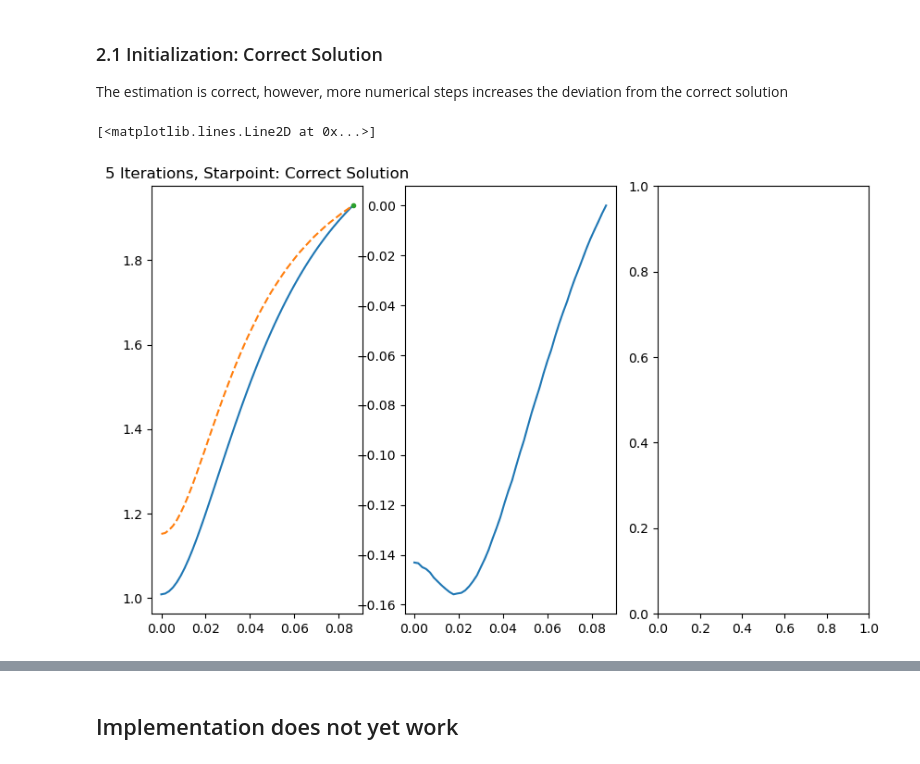
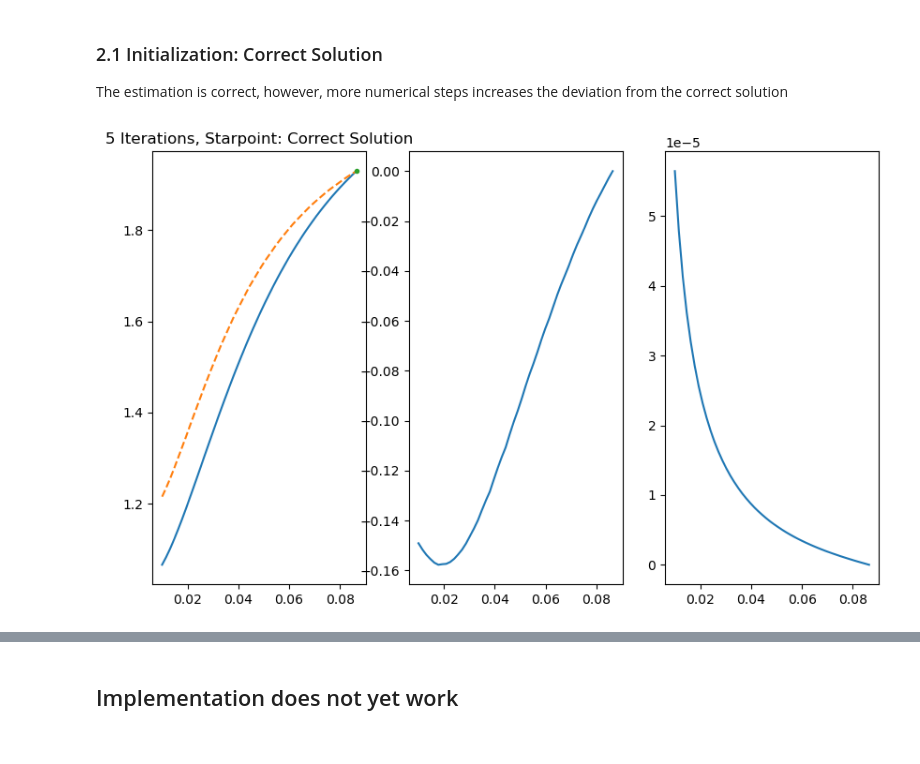
Before and after one commit to Poincare-code/henri, a Jupyter notebook: notebooks/validation-notebooks/Relevant/2_Non_Linear-Alpha-Psi.ipynb, the cells around one changed output, grey strips where cells are left out. Saved outputs shown, nothing was run; the diff lists cells and outputs as text; code cells hidden in the pictures.

Commit message:
Psi fully functional except calibration, alpha psi does not converge do to numerical issues with alpha and psi

```diff
--- a/notebooks/validation-notebooks/Relevant/2_Non_Linear-Alpha-Psi.ipynb
+++ b/notebooks/validation-notebooks/Relevant/2_Non_Linear-Alpha-Psi.ipynb
@@ -36,7 +36,7 @@ psi_intp   = interpolate.interp1d(R, psi,   kind='linear', bounds_error=False)
 
 # Convert to linear grid
 nb_points = 50
-R = np.linspace(np.min(R), np.max(R), nb_points)
+R = np.linspace(np.min(R)+1e-2, np.max(R), nb_points)
 
 m      = m_intp(R)
 P      = P_intp(R)
@@ -48,7 +48,7 @@ psi    = psi_intp(R)
 # Perturbation parameters
 center_value  = 0.3        # Center value
 sigma         = 1.0e-1     # Width of the full Gaussian
-amplitude     = 1.0e0      # Scale factor
+amplitude     = 1.0e-1      # Scale factor
 
 # Construction of the perturbation
 center_index  = np.argmin(np.abs(R - center_value))
@@ -133,7 +133,7 @@ def solve_ode(basis_func_matrix, design_matrix, observations, likelihood_precisi
     source_func_mean_primal = np.squeeze(source_func_mean_primal)
 
     # Computation of the source function variance
-    v = np.linalg.solve(w_precision_matrix, design_matrix[:-1,:].T)
+    v = np.linalg.solve(w_precision_matrix, design_matrix.T)
     source_func_variance_primal = design_matrix @ v
 
     # Computation of the solution mean
@@ -149,50 +149,49 @@ def solve_ode(basis_func_matrix, design_matrix, observations, likelihood_precisi
 ### 2.1 Initialization: Correct Solution
 The estimation is correct, however, more numerical steps increases the deviation from the correct solution
 # %%
-alpha_psi_init = alpha*psi - alpha[-1]*psi[-1]
+alpha_psi_init = alpha*psi
 N = 25                               # Number of basis functions
-S = 1.0e-6*np.identity(len(R))     # Sigma matrix
-L = 1.0e12*np.identity(N)             #
+S = 1.0e-4*np.identity(len(R))     # Sigma matrix
+L = 1.0e4*np.identity(N)             #
 
 # Define the arrays which store the variables
-iteration_steps              = 100
+iteration_steps              = 5
 alpha_psi_mean_storage       = np.zeros((len(psi), iteration_steps+1))
 alpha_psi_var_storage        = np.zeros((len(psi), len(psi), iteration_steps+1))
 
 # Initialization
-alpha_psi_mean_storage[:, 0] = alpha_psi_init - alpha[-1]*psi[-1]
+alpha_psi_mean_storage[:, 0] = alpha_psi_init
 
 # Boundary condition value
 y_BC2 = alpha[-1]*psi[-1]
 
 basis_func_matrix, design_matrix = construct_design_matrix(R, N, basis_func, laplacian)
-source_term = construct_source_term(alpha_psi_init + y_BC2)
+source_term = construct_source_term(alpha_psi_init)
 
 for i in tqdm(range(1, iteration_steps + 1)):
 
     # Solve the ODE
     solution_mean_primal, solution_variance_primal, _, _, A, w = solve_ode(basis_func_matrix, design_matrix, source_term, np.linalg.inv(S), np.linalg.inv(L), np.squeeze(np.zeros((N,1))))
 
     # Storage
     alpha_psi_mean_storage[:, i] = solution_mean_primal
     alpha_psi_var_storage[:,:,i] = solution_variance_primal
 
     # Construct the new source term
     source_term = construct_source_term(solution_mean_primal + y_BC2)
 
 fig, ax = plt.subplots(1,3, figsize=(10,6))
 
 ax[0].plot(R, solution_mean_primal + y_BC2, label="Solution from Nonlinear Problem")
-# solution_std = np.sqrt(np.diag(solution_variance_primal))
-# ax[0].fill_between(R, solution_mean_primal + y_BC2 - solution_std, solution_mean_primal + y_BC2 + solution_std, alpha=0.15)
+solution_std = np.sqrt(np.diag(solution_variance_primal))
+ax[0].fill_between(R, solution_mean_primal + y_BC2 - solution_std, solution_mean_primal + y_BC2 + solution_std, alpha=0.15)
 ax[0].plot(R, alpha*psi, ls='--', label="Ground Truth")
 ax[0].plot(np.max(R), y_BC2, marker='.', ls='none', label="Initial Condition")
 ax[0].set_title("5 Iterations, Starpoint: Correct Solution")
 
 
 ax[1].plot(R, solution_mean_primal + y_BC2 - alpha*psi)
 
-# ax[2].plot(R, solution_std);
+ax[2].plot(R, solution_std);
 # %% [output]
-[<matplotlib.lines.Line2D at 0x...>]
-[figure, old version]
+[figure, new version]
```
Also changed, not shown: parts of 4 cells of this notebook, 2 other files.
